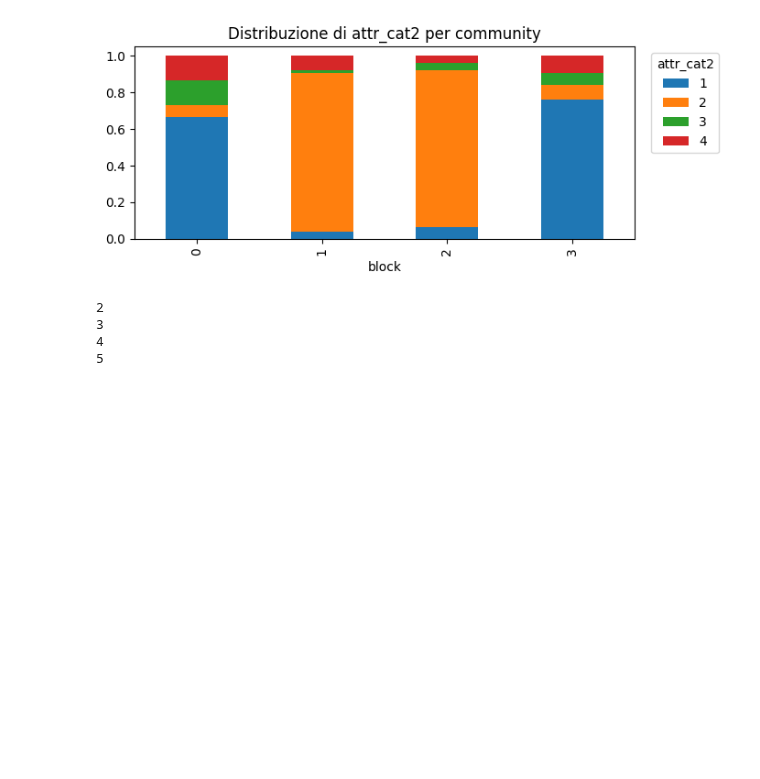
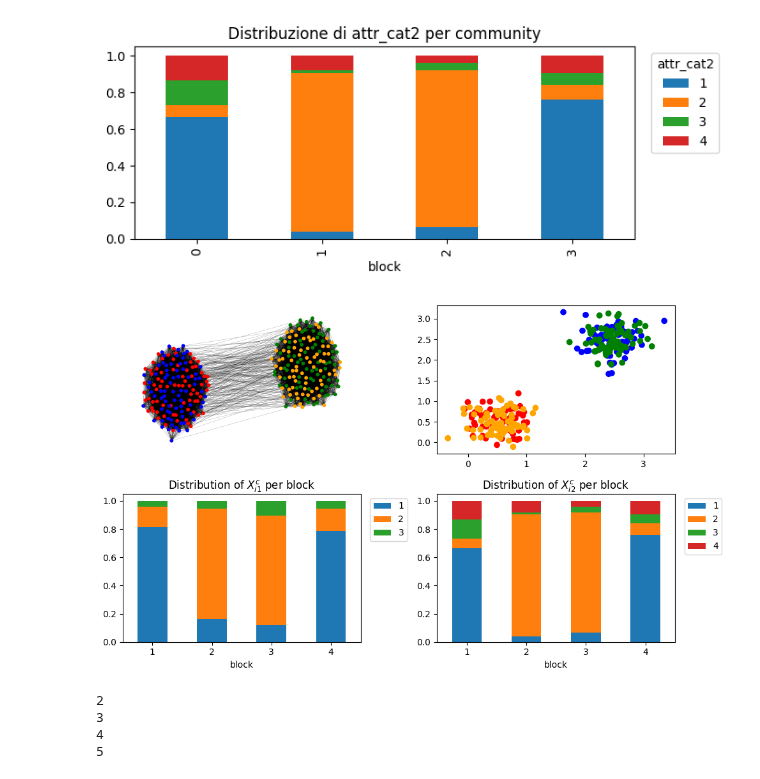
Before and after one commit to DCangemi/SBM-with-mixed-attributes, a Jupyter notebook: Simulazioni_aggiuntive.ipynb, the cells around one changed output. Drawn from its saved outputs; the diff is of its cells as text; code cells hidden in the pictures; blank space fills up the shorter version.

```diff
--- a/Simulazioni_aggiuntive.ipynb
+++ b/Simulazioni_aggiuntive.ipynb
@@ -804,11 +840,11 @@ phi2     0.00232  0.00150
 # %%
-with open('bipartita_ilouv_aris.pkl', 'rb') as f:
+with open('coreperiphery_ilouv_aris.pkl', 'rb') as f:
    ilouvain_aris = pickle.load(f)
 
-with open('bipartita_sa_aris.pkl', 'rb') as f:
+with open('coreperiphery_sa_aris.pkl', 'rb') as f:
    sa_aris = pickle.load(f)
 
-with open('bipartita_stoc_aris.pkl', 'rb') as f:
+with open('coreperiphery_stoc_aris.pkl', 'rb') as f:
    stoc_aris = pickle.load(f)
 # %%
 vals = ilouvain_aris
@@ -904,6 +940,28 @@ for col in ["attr_cat1","attr_cat2"]:
 # %% [output]
 [figure]
 [figure]
+# %%
+df = Xc.copy()
+df["block"] = labels
+
+fig, axes = plt.subplots(2,2,figsize=(10,6))
+#nx.draw(G, pos,node_size=60,edge_color="gray",alpha=0.5,with_labels=False, ax=axes[0,0], node_color=dtemp['label'])
+nx.draw(G, pos=nx.spring_layout(G, k=0.6,seed=6), ax=axes[0,0], node_size=10, width=0.1, node_color=df['block'].map(col_dict))
+axes[0,1].scatter(dtemp.loc[:, 0], dtemp.loc[:, 1], c=df['block'].map(col_dict))
+
+titles = [rf"$X_{{i1}}^c$", rf"$X_{{i2}}^c$"]
+for i, col in enumerate(["attr_cat1", "attr_cat2"]):
+    tab = pd.crosstab(df["block"], df[col], normalize="index")
+    tab.plot(kind="bar", stacked=True, ax=axes[1,i])
+    axes[1,i].set_title(f"Distribution of {titles[i]} per block")
+    axes[1,i].legend(bbox_to_anchor=(1.02, 1), loc="upper left")
+    axes[1,i].set_xticklabels([1,2,3,4], rotation=0)
+
+plt.tight_layout()
+plt.savefig('plot_sixth_2x2.png')
+plt.show()
+# %% [output]
+[figure, added]
 # %%
 from vem_sbm_new_version import VEM_SBM as VEM_SBM_NEW_old
 from vem_sbm_new_version_VICL import VEM_SBM as VEM_SBM_NEW_vicl
```
Also changed, not shown: parts of 68 cells of this notebook, 12 other files.
